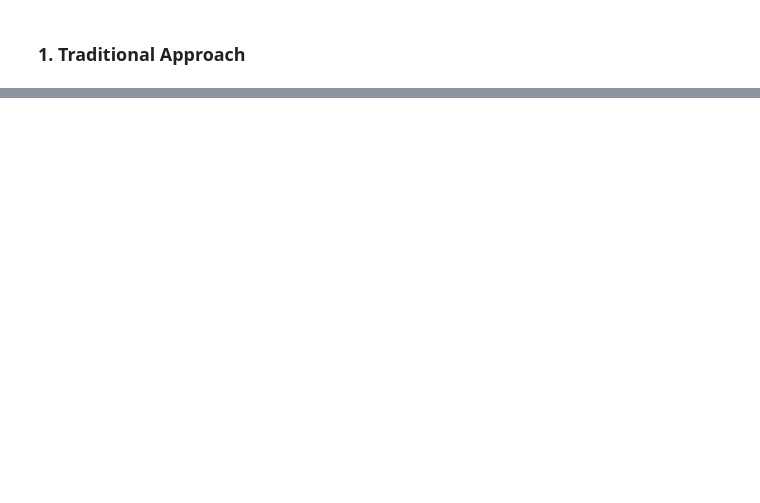
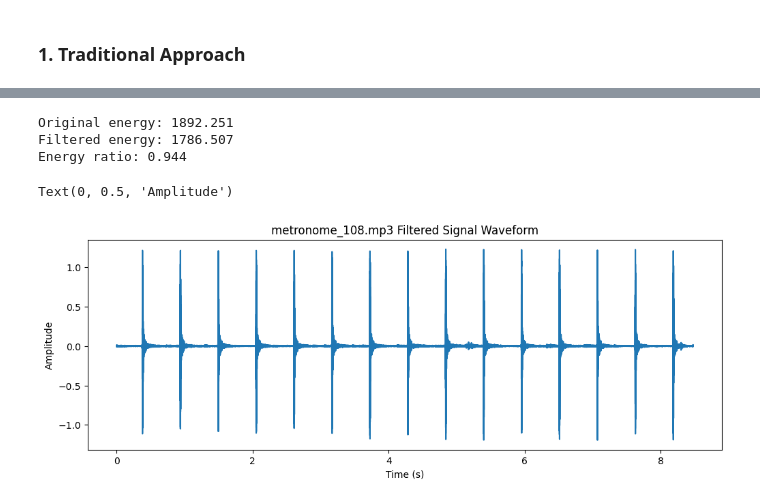
Before and after one commit to lkqiao/musical_accompanist, a Jupyter notebook: src/tempo_detect_nb.ipynb, the cells around one changed output, grey strips where cells are left out. Saved outputs shown, nothing was run; the diff lists cells and outputs as text; code cells hidden in the pictures; blank space fills up the shorter version.

```diff
--- a/src/tempo_detect_nb.ipynb
+++ b/src/tempo_detect_nb.ipynb
@@ -52,0 +82,29 @@ Text(0, 0.5, 'Amplitude')
+# %%
+# bandpass filter original signal
+def bandpass_filter(signal, sr, lowcut=60, highcut=4000, order=5):
+    sos = butter(order, [lowcut, highcut], btype='bandpass', fs=sr, output='sos')
+    filtered_signal = sosfilt(sos, signal)
+    return filtered_signal
+
+lowcut = 60
+highcut = 4000
+original_energy = np.sum(signal**2)
+signal = bandpass_filter(signal, sr, lowcut=lowcut, highcut=highcut)
+filtered_energy = np.sum(signal**2)
+
+print(f'Original energy: {original_energy:.3f}')
+print(f'Filtered energy: {filtered_energy:.3f}')
+print(f'Energy ratio: {filtered_energy/original_energy:.3f}')
+
+# plot filtered signal
+plt.figure(figsize=(12, 4))
+plt.plot(t, signal)
+plt.title(f'{filename} Filtered Signal Waveform')
+plt.xlabel('Time (s)')
+plt.ylabel('Amplitude')
+# %% [output]
+Original energy: 1892.251
+Filtered energy: 1786.507
+Energy ratio: 0.944
+Text(0, 0.5, 'Amplitude')
+[figure, added]
```
Also changed, not shown: parts of 9 cells of this notebook, 8 other files.
